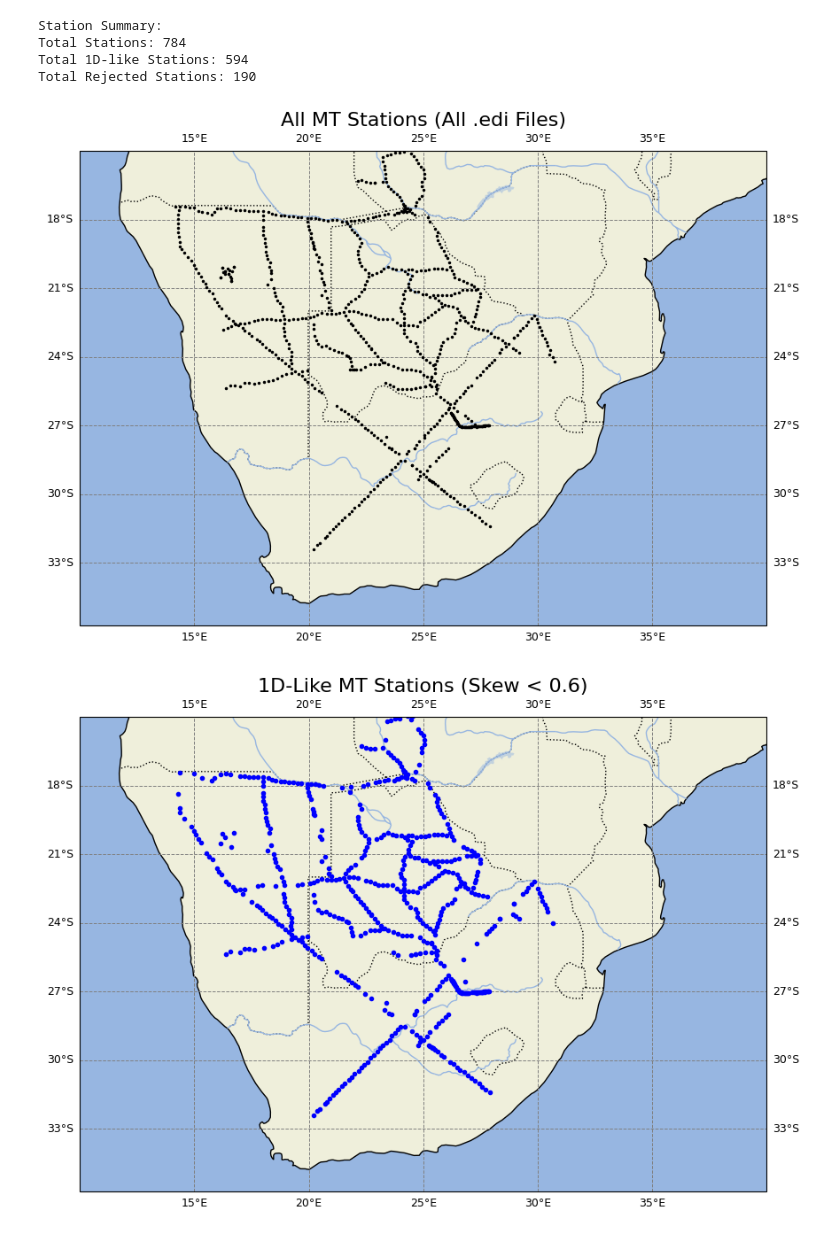
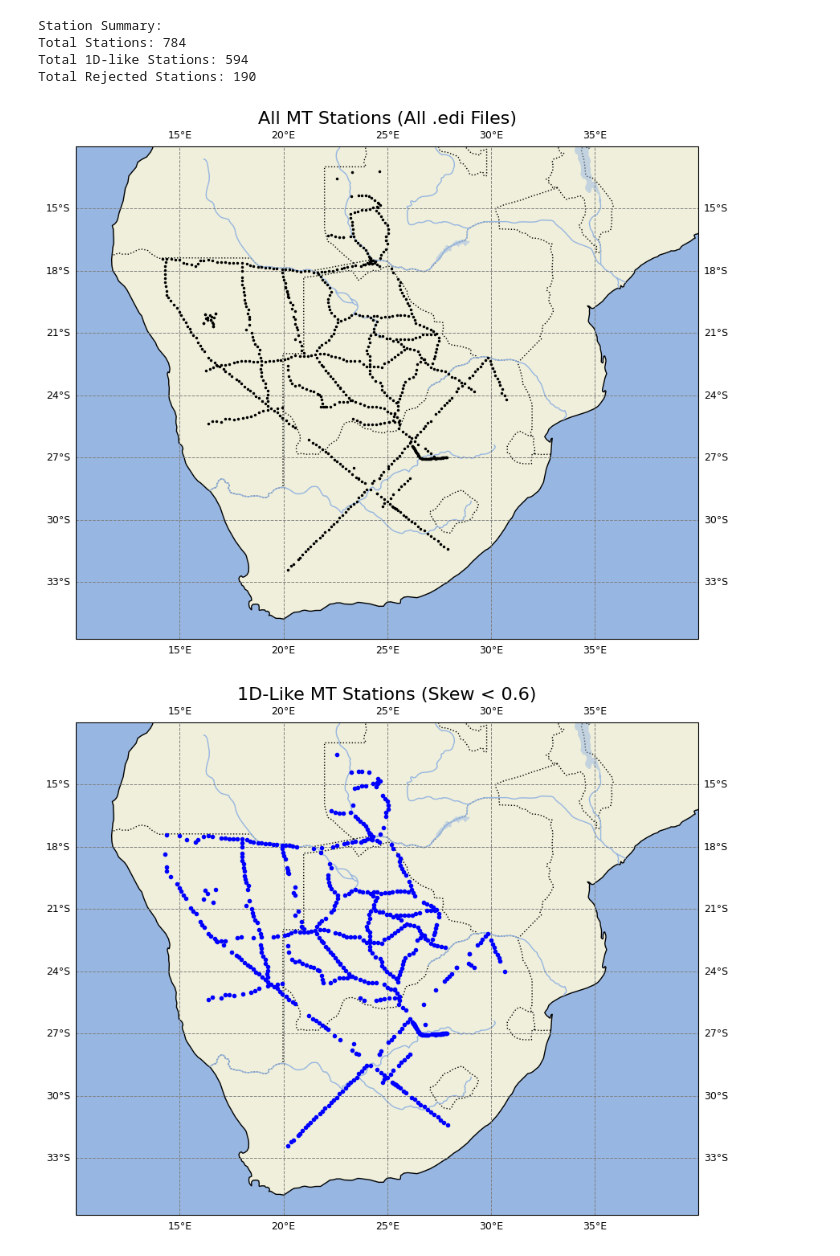
Before and after one commit to Shailo2002/Dissertation, a Jupyter notebook: 1d_data_checkup/code_updated.ipynb, the cells around one changed output. Drawn from its saved outputs; the diff is of its cells as text; code cells hidden in the pictures.

```diff
--- a/1d_data_checkup/code_updated.ipynb
+++ b/1d_data_checkup/code_updated.ipynb
@@ -239,7 +239,7 @@ bad_stations  = geo_df[geo_df["Is1D"] == False]
 def setup_map(title):
     plt.figure(figsize=(10, 10))
     ax = plt.axes(projection=ccrs.PlateCarree())
-    ax.set_extent([10, 40, -35, -15])    # Southern Africa
+    ax.set_extent([10, 40, -35, -12])    # Southern Africa
 
     ax.add_feature(cfeature.LAND)
     ax.add_feature(cfeature.OCEAN)
@@ -283,32 +283,32 @@ ax = setup_map("1D-Like MT Stations (Skew < 0.6)")
 for _, row in good_stations.iterrows():
     ax.plot(row["Lon"], row["Lat"],
             'bo', markersize=3,
             transform=ccrs.PlateCarree())
 plt.show()
 
 
 # ----------------------------------------------------
 # IMAGE 3: ALL STATIONS, 1D VS NON-1D
 # ----------------------------------------------------
 ax = setup_map("All Stations: 1D-like vs Non-1D")
 
 # Plot 1D-like (blue circles)
 for _, row in good_stations.iterrows():
     ax.plot(row["Lon"], row["Lat"],
             marker='o',
             markersize=4,
             color='blue',
             transform=ccrs.PlateCarree())
 
 # Plot non-1D (red crosses)
 for _, row in bad_stations.iterrows():
     ax.plot(row["Lon"], row["Lat"],
             marker='x',
             markersize=5,
             color='red',
             transform=ccrs.PlateCarree())
 
 plt.show()
 # %% [output]
-[figure, old version]
+[figure, new version]
-[figure, old version]
+[figure, new version]
```
Also changed, not shown: parts of 4 cells of this notebook, 1 other file.
